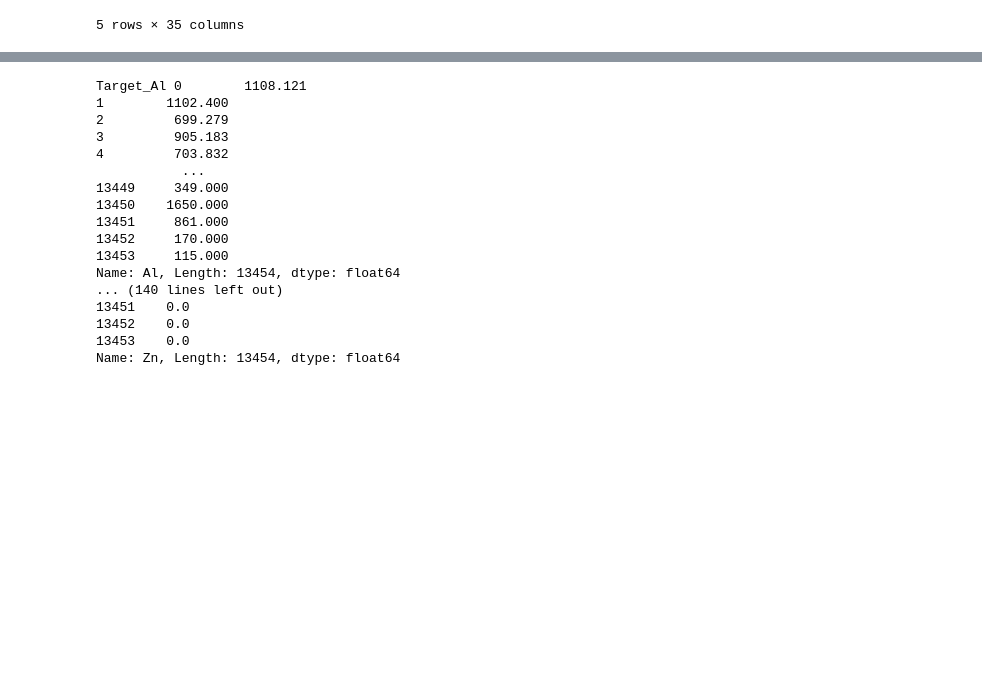
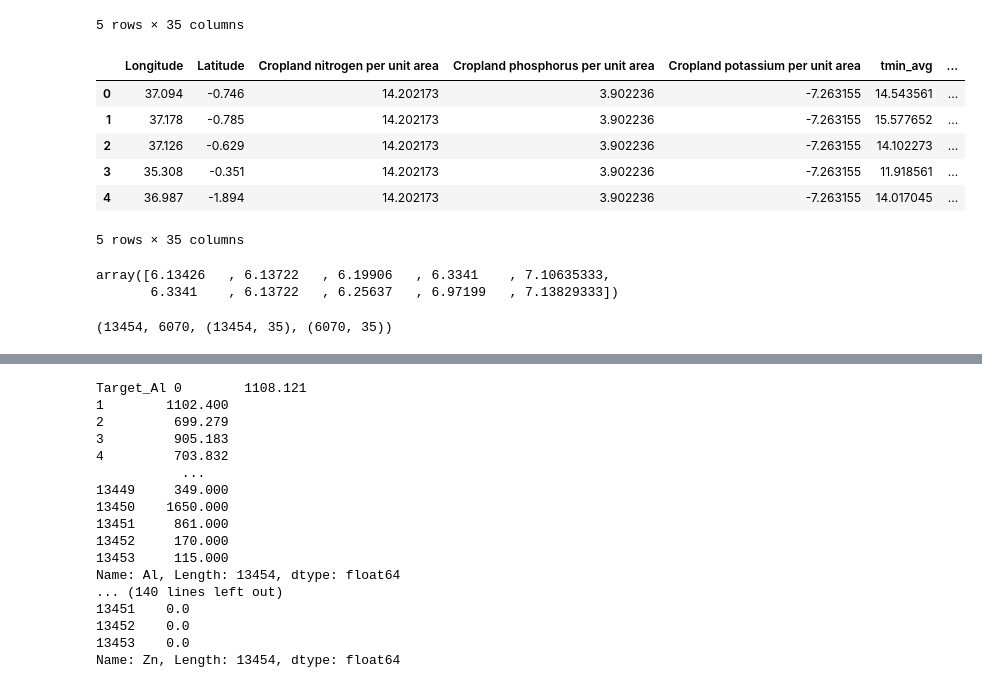
Before and after one commit to lucknera/projekt_interdyscyplinarny, a Jupyter notebook: models/olek-model.ipynb, the cells around one changed output, grey strips where cells are left out. Cells and saved outputs as stored; diff of their text form; code cells hidden in the pictures; blank space fills up the shorter version.

```diff
--- a/models/olek-model.ipynb
+++ b/models/olek-model.ipynb
@@ -407,3 +412,24 @@ X.head()
 5 rows × 35 columns
 # %%
 X_pred = X_pred[X.columns]
+X_pred.head()
+# %% [output]
+|  | Longitude | Latitude | Cropland nitrogen per unit area | Cropland phosphorus per unit area | Cropland potassium per unit area | tmin_avg | ... |
+| 0 | 37.094 | -0.746 | 14.202173 | 3.902236 | -7.263155 | 14.543561 | ... |
+| 1 | 37.178 | -0.785 | 14.202173 | 3.902236 | -7.263155 | 15.577652 | ... |
+| 2 | 37.126 | -0.629 | 14.202173 | 3.902236 | -7.263155 | 14.102273 | ... |
+| 3 | 35.308 | -0.351 | 14.202173 | 3.902236 | -7.263155 | 11.918561 | ... |
+| 4 | 36.987 | -1.894 | 14.202173 | 3.902236 | -7.263155 | 14.017045 | ... |
+5 rows × 35 columns
+# %%
+model = RandomForestRegressor(n_estimators=100, random_state=42)
+model.fit(X, ph)
+ph_pred = model.predict(X_pred)
+ph_pred[:10]
+# %% [output]
+array([6.13426   , 6.13722   , 6.19906   , 6.3341    , 7.10635333,
+       6.3341    , 6.13722   , 6.25637   , 6.97199   , 7.13829333])
+# %%
+len(ph), len(ph_pred), X.shape, X_pred.shape
+# %% [output]
+(13454, 6070, (13454, 35), (6070, 35))
```
Also changed, not shown: parts of 10 cells of this notebook, 1 other file.
